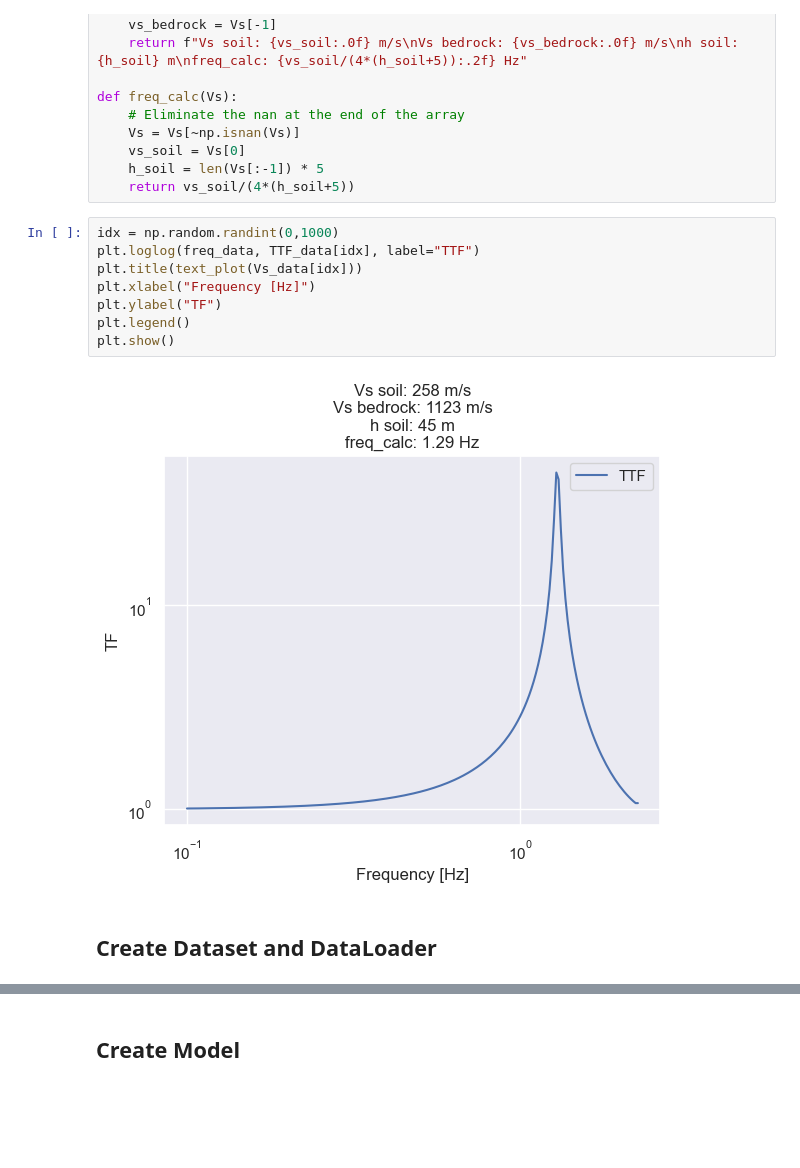
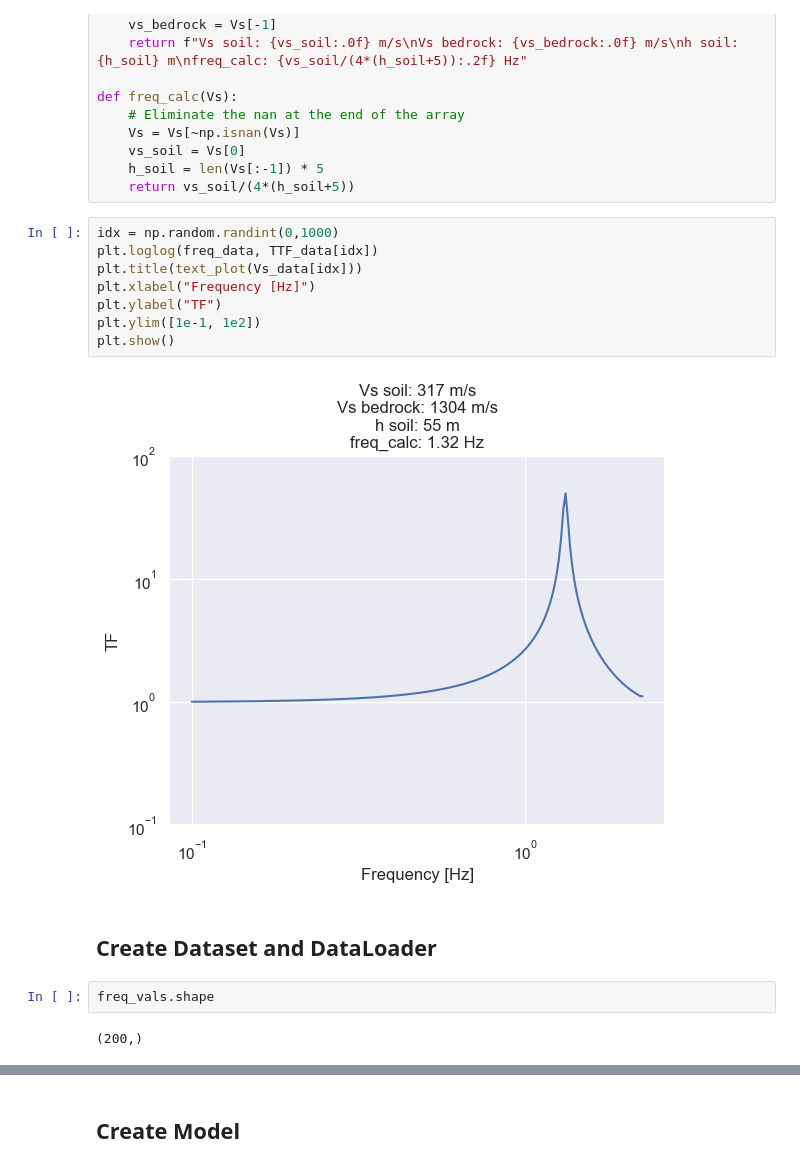
Before and after one commit to KurtSoncco/GNN_Soil_Dynamics, a Jupyter notebook: FLAC/FLAC2D/1D Soil_Bedrock/Seq2Seq.ipynb, the cells around one changed output, grey strips where cells are left out. Saved outputs shown, nothing was run; the diff lists cells and outputs as text; blank space fills up the shorter version.

```diff
--- a/FLAC/FLAC2D/1D Soil_Bedrock/Seq2Seq.ipynb
+++ b/FLAC/FLAC2D/1D Soil_Bedrock/Seq2Seq.ipynb
@@ -60,15 +75,19 @@ def freq_calc(Vs):
     return vs_soil/(4*(h_soil+5))
 # %%
 idx = np.random.randint(0,1000)
-plt.loglog(freq_data, TTF_data[idx], label="TTF")
+plt.loglog(freq_data, TTF_data[idx])
 plt.title(text_plot(Vs_data[idx]))
 plt.xlabel("Frequency [Hz]")
 plt.ylabel("TF")
-plt.legend()
+plt.ylim([1e-1, 1e2])
 plt.show()
 # %% [output]
-[figure, old version]
+[figure, new version]
 # %% [markdown]
 ## Create Dataset and DataLoader
+# %%
+freq_vals.shape
+# %% [output]
+(200,)
 # %%
 class TTF_dataset(Dataset):
```
Also changed, not shown: parts of 33 cells of this notebook, 29 other files.
